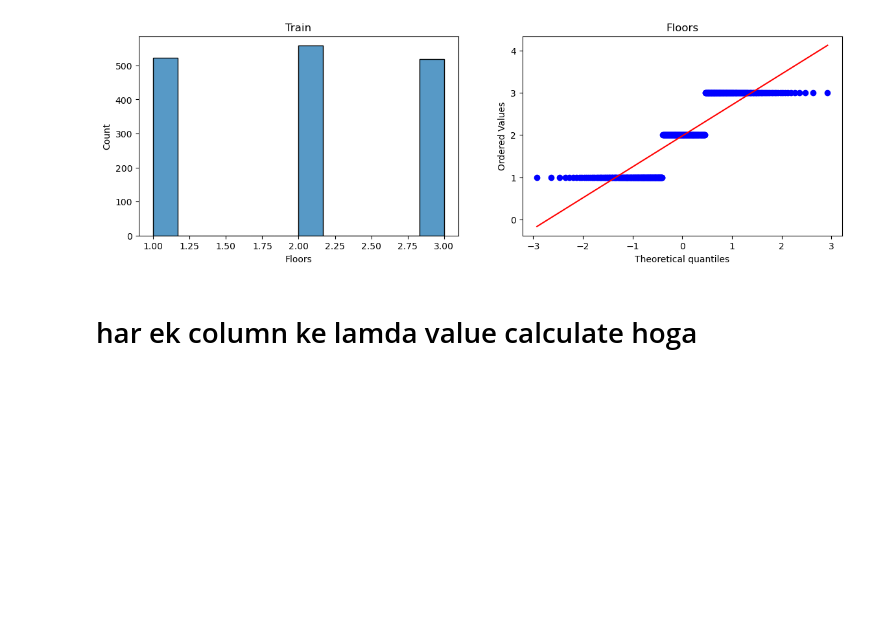
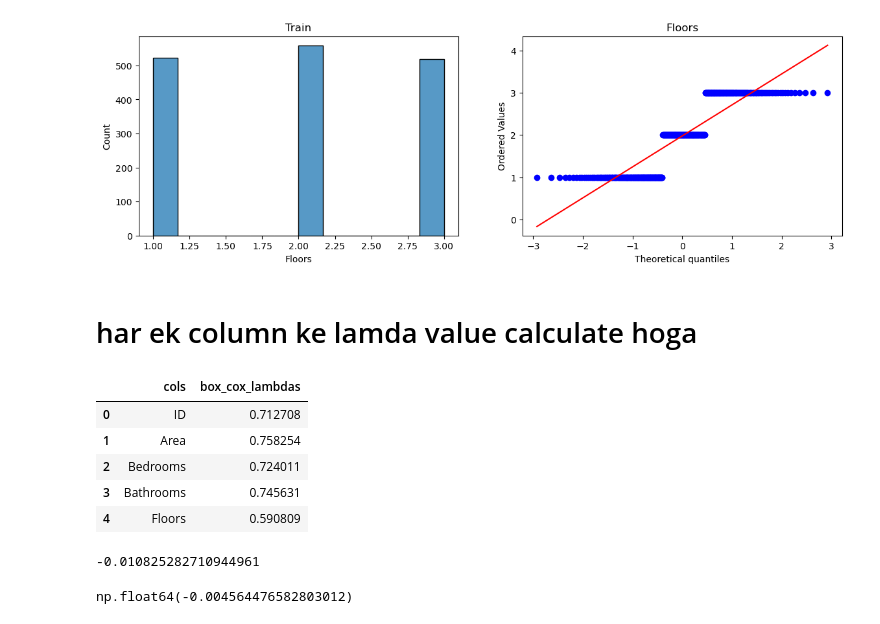
Before and after one commit to manishkumarmj/100_days_ml, a Jupyter notebook: ML_X/sefl_Learn/Day_31_Box_cox/G_BOX_COX.ipynb, the cells around one changed output. Drawn from its saved outputs; the diff is of its cells as text; code cells hidden in the pictures; blank space fills up the shorter version.

```diff
--- a/ML_X/sefl_Learn/Day_31_Box_cox/G_BOX_COX.ipynb
+++ b/ML_X/sefl_Learn/Day_31_Box_cox/G_BOX_COX.ipynb
@@ -96,3 +96,34 @@ for col in X_train.columns:
 # %%
 # Applying Box-Cox Transform
 pt = PowerTransformer(method='box-cox')
+X_train_transformed = pt.fit_transform(X_train+0.000001)
+X_test_transformed = pt.transform(X_test+0.000001)
+
+pd.DataFrame({'cols':X_train.columns,'box_cox_lambdas':pt.lambdas_}) # all lamdas
+# %% [output]
+|  | cols | box_cox_lambdas |
+| 0 | ID | 0.712708 |
+| 1 | Area | 0.758254 |
+| 2 | Bedrooms | 0.724011 |
+| 3 | Bathrooms | 0.745631 |
+| 4 | Floors | 0.590809 |
+# %%
+
+lr = LinearRegression()
+lr.fit(X_train_transformed,y_train)
+
+y_pred2 = lr.predict(X_test_transformed)
+
+r2_score(y_test,y_pred2)
+# %% [output]
+-0.010825282710944961
+# %%
+# Using cross val score
+
+pt = PowerTransformer(method='box-cox')
+X_transformed = pt.fit_transform(X+0.0000001)
+
+lr = LinearRegression()
+np.mean(cross_val_score(lr,X_transformed,y,scoring='r2'))
+# %% [output]
+np.float64(-0.004564476582803012)
```
Also changed, not shown: parts of 6 cells of this notebook, 1 other file.
